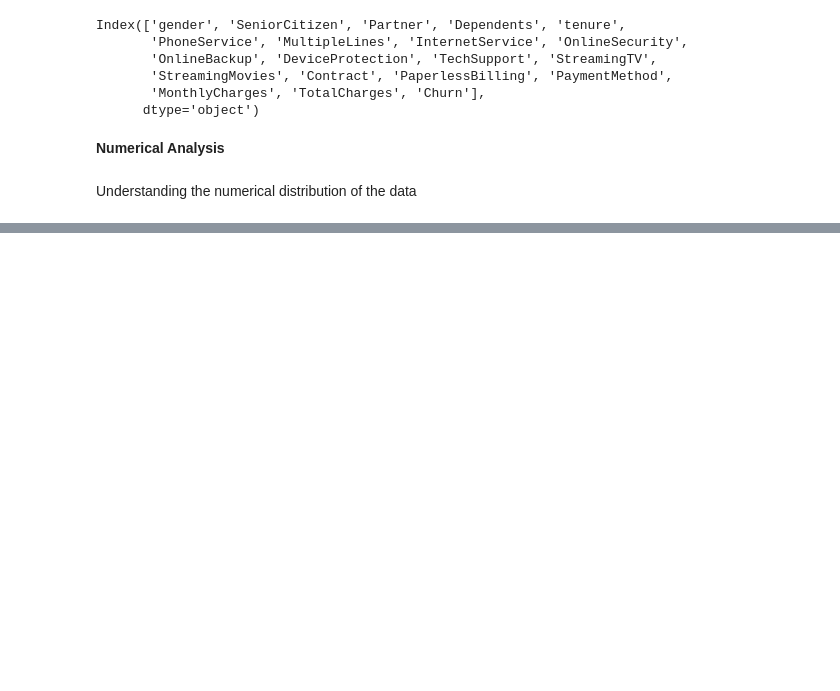
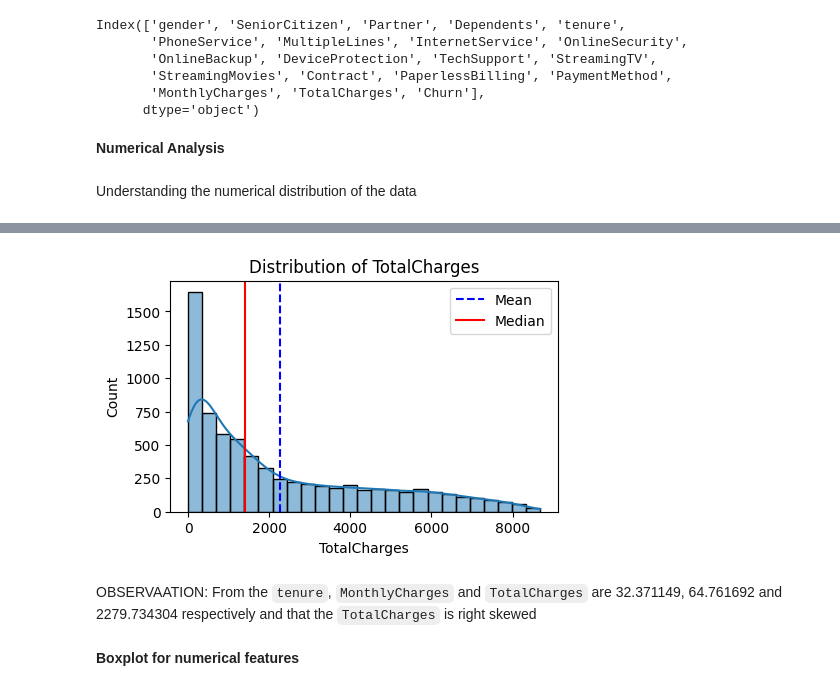
Before and after one commit to giftibe/churn-prediction-model, a Jupyter notebook: notebook/churn_prediction_model.ipynb, the cells around one changed output, grey strips where cells are left out. Cells and saved outputs as stored; diff of their text form; code cells hidden in the pictures; blank space fills up the shorter version.

```diff
--- a/notebook/churn_prediction_model.ipynb
+++ b/notebook/churn_prediction_model.ipynb
@@ -213,0 +218,8 @@ plot_Histogram(df_copy, 'tenure')
+# %%
+plot_Histogram(df_copy, "TotalCharges")
+# %% [output]
+[figure, added]
+# %% [markdown]
+OBSERVAATION: From the `tenure`, `MonthlyCharges` and `TotalCharges` are 32.371149, 64.761692 and 2279.734304 respectively and that the `TotalCharges` is right skewed
+# %% [markdown]
+**Boxplot for numerical features**
```
Also changed, not shown: parts of 26 cells of this notebook, 3 other files.
